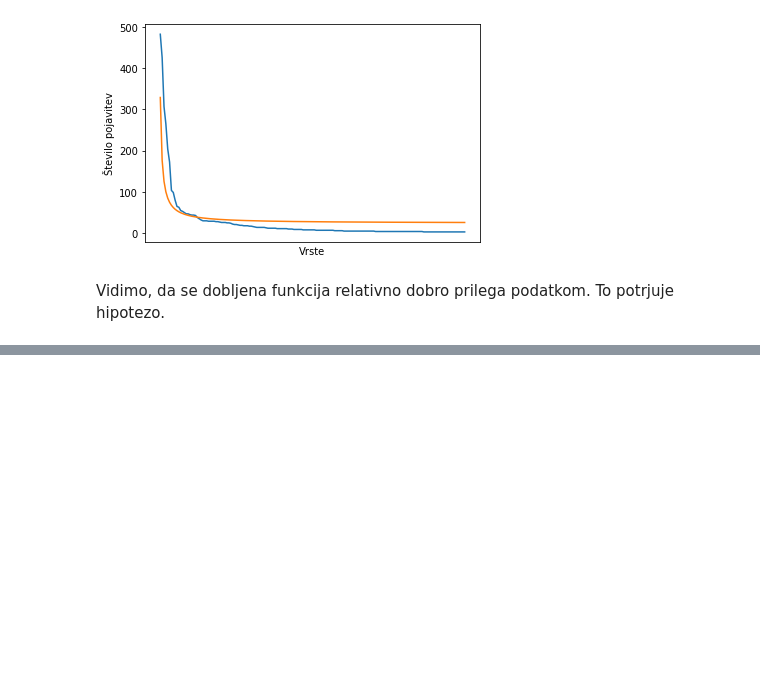
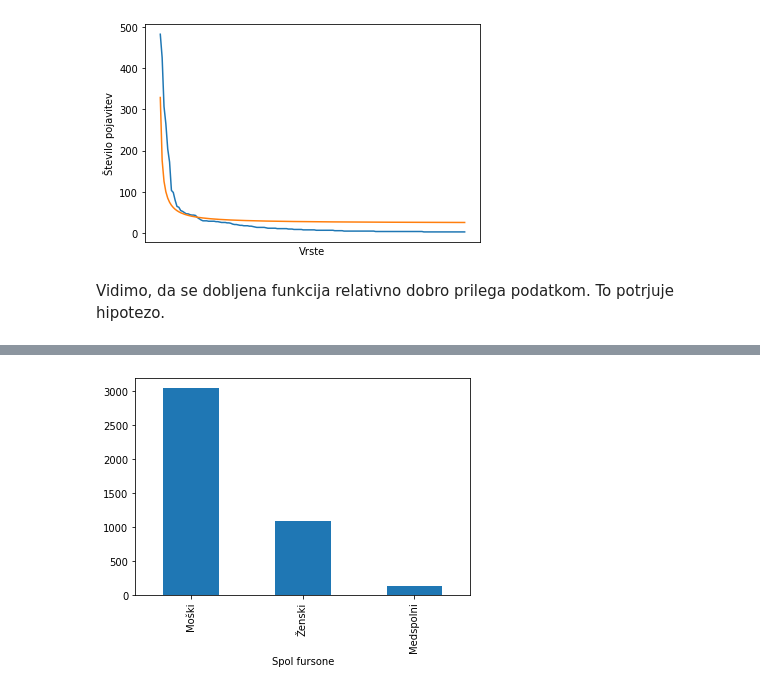
Before and after one commit to TimonNajdovski/Analiza-Furryjev, a Jupyter notebook: analiza_furs.ipynb, the cells around one changed output, grey strips where cells are left out. Drawn from its saved outputs; the diff is of its cells as text; code cells hidden in the pictures; blank space fills up the shorter version.

```diff
--- a/analiza_furs.ipynb
+++ b/analiza_furs.ipynb
@@ -134,0 +140,7 @@ dtype: int64
+# %%
+Count_fur_g.plot.bar()
+plt.xticks([0,1,2],["Moški", "Ženski", "Medspolni"])
+plt.xlabel('Spol fursone')
+plt.show()
+# %% [output]
+[figure, added]
```
Also changed, not shown: parts of 20 cells of this notebook.
